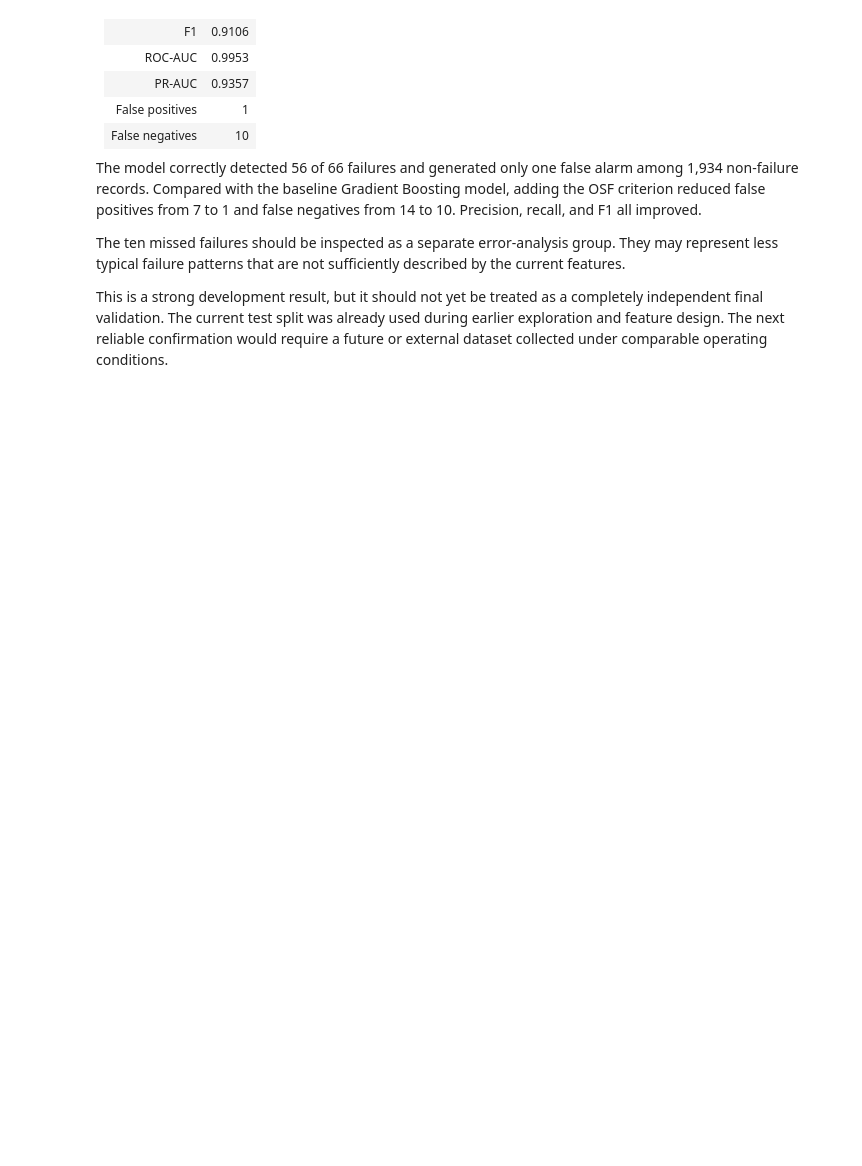
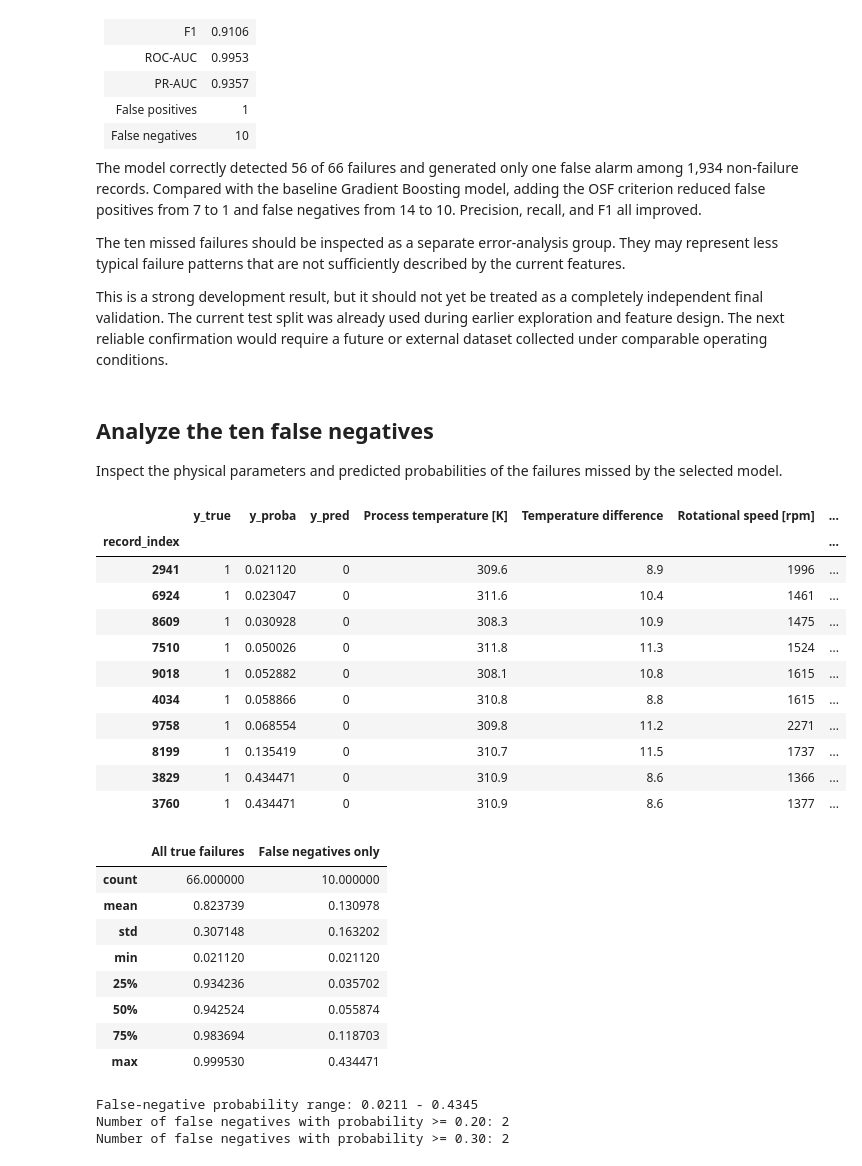
Before and after one commit to KacperKnapek/Machine-failure-prediction, a Jupyter notebook: notebooks/05_feature_experiment.ipynb, the cells around one changed output. Saved outputs shown, nothing was run; the diff lists cells and outputs as text; code cells hidden in the pictures; blank space fills up the shorter version.

```diff
--- a/notebooks/05_feature_experiment.ipynb
+++ b/notebooks/05_feature_experiment.ipynb
@@ -684,3 +684,63 @@ The model correctly detected 56 of 66 failures and generated only one false alar
 The ten missed failures should be inspected as a separate error-analysis group. They may represent less typical failure patterns that are not sufficiently described by the current features.
 
 This is a strong development result, but it should not yet be treated as a completely independent final validation. The current test split was already used during earlier exploration and feature design. The next reliable confirmation would require a future or external dataset collected under comparable operating conditions.
+# %% [markdown]
+## Analyze the ten false negatives
+
+Inspect the physical parameters and predicted probabilities of the failures missed by the selected model.
+# %%
+false_negatives = final_errors[final_errors["error_type"] == "FN"].copy()
+false_negatives = false_negatives.sort_values("y_proba")
+
+analysis_columns = [
+    "y_true",
+    "y_proba",
+    "y_pred",
+    "Process temperature [K]",
+    "Temperature difference",
+    "Rotational speed [rpm]",
+    "Torque [Nm]",
+    "Power [W]",
+    "Tool wear [min]",
+    OSF_FEATURE,
+]
+analysis_columns = [column for column in analysis_columns if column in false_negatives.columns]
+display(false_negatives[analysis_columns])
+
+all_test_failure_probabilities = final_y_proba[y_test.to_numpy() == 1]
+fn_probabilities = false_negatives["y_proba"]
+
+probability_summary = pd.DataFrame({
+    "All true failures": pd.Series(all_test_failure_probabilities).describe(),
+    "False negatives only": fn_probabilities.describe(),
+})
+display(probability_summary)
+
+print("False-negative probability range:", f"{fn_probabilities.min():.4f} - {fn_probabilities.max():.4f}")
+print("Number of false negatives with probability >= 0.20:", int((fn_probabilities >= 0.20).sum()))
+print("Number of false negatives with probability >= 0.30:", int((fn_probabilities >= 0.30).sum()))
+# %% [output]
+|  | y_true | y_proba | y_pred | Process temperature [K] | Temperature difference | Rotational speed [rpm] | ... |
+| record_index |  |  |  |  |  |  | ... |
+| 2941 | 1 | 0.021120 | 0 | 309.6 | 8.9 | 1996 | ... |
+| 6924 | 1 | 0.023047 | 0 | 311.6 | 10.4 | 1461 | ... |
+| 8609 | 1 | 0.030928 | 0 | 308.3 | 10.9 | 1475 | ... |
+| 7510 | 1 | 0.050026 | 0 | 311.8 | 11.3 | 1524 | ... |
+| 9018 | 1 | 0.052882 | 0 | 308.1 | 10.8 | 1615 | ... |
+| 4034 | 1 | 0.058866 | 0 | 310.8 | 8.8 | 1615 | ... |
+| 9758 | 1 | 0.068554 | 0 | 309.8 | 11.2 | 2271 | ... |
+| 8199 | 1 | 0.135419 | 0 | 310.7 | 11.5 | 1737 | ... |
+| 3829 | 1 | 0.434471 | 0 | 310.9 | 8.6 | 1366 | ... |
+| 3760 | 1 | 0.434471 | 0 | 310.9 | 8.6 | 1377 | ... |
+|  | All true failures | False negatives only |
+| count | 66.000000 | 10.000000 |
+| mean | 0.823739 | 0.130978 |
+| std | 0.307148 | 0.163202 |
+| min | 0.021120 | 0.021120 |
+| 25% | 0.934236 | 0.035702 |
+| 50% | 0.942524 | 0.055874 |
+| 75% | 0.983694 | 0.118703 |
+| max | 0.999530 | 0.434471 |
+False-negative probability range: 0.0211 - 0.4345
+Number of false negatives with probability >= 0.20: 2
+Number of false negatives with probability >= 0.30: 2
```
Also changed, not shown: parts of 6 cells of this notebook.
